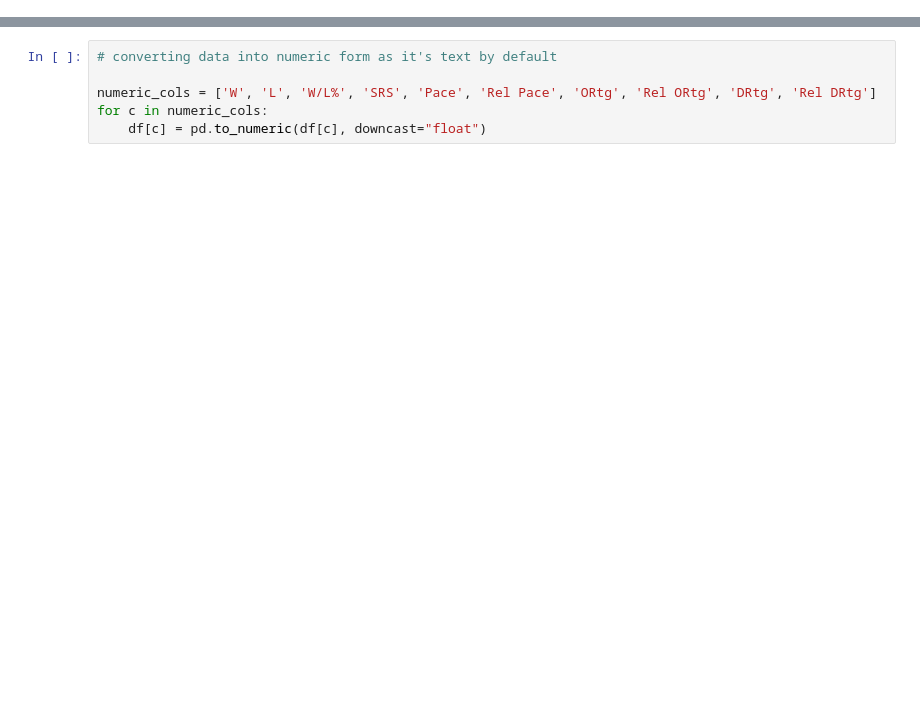
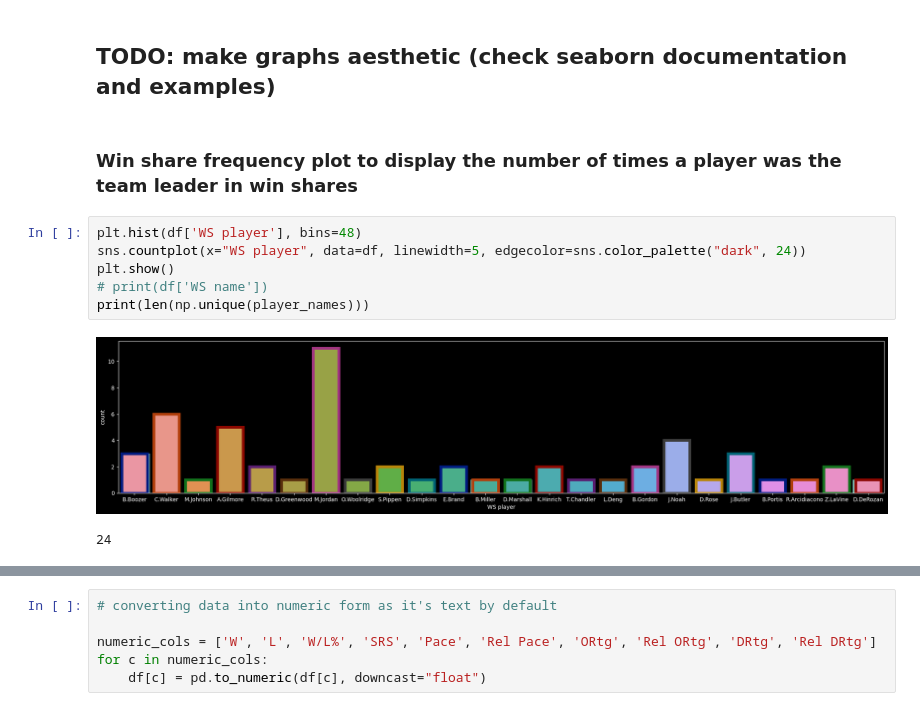
Before and after one commit to SunTzunami/IBM312_assignment, a Jupyter notebook: mj_analysis.ipynb, the cells around one changed output, grey strips where cells are left out. Saved outputs shown, nothing was run; the diff lists cells and outputs as text; blank space fills up the shorter version.

```diff
--- a/mj_analysis.ipynb
+++ b/mj_analysis.ipynb
@@ -67,3 +76,16 @@ df['WS name'] = player_names
  12.3 12.1  6.5  5.7 14.   5.6 16.9 21.2 19.8 19.  20.3 17.7 17.2 11.2
  11.8 20.4 18.3 15.8  2.9  7.5  6.1  4.4  6.   4.1  8.3  7.6 11.3  5.1
   6.9  6.2 13.1  9.   7.3 11.2 11.2  9.1 13.8  3.5  3.7  4.   5.9  3. ]
+# %% [markdown]
+## TODO: make graphs aesthetic (check seaborn documentation and examples)
+# %% [markdown]
+### Win share frequency plot to display the number of times a player was the team leader in win shares
+# %%
+plt.hist(df['WS player'], bins=48)
+sns.countplot(x="WS player", data=df, linewidth=5, edgecolor=sns.color_palette("dark", 24))
+plt.show()
+# print(df['WS name'])
+print(len(np.unique(player_names)))
+# %% [output]
+[figure, added]
+24
```
Also changed, not shown: parts of 24 cells of this notebook.
